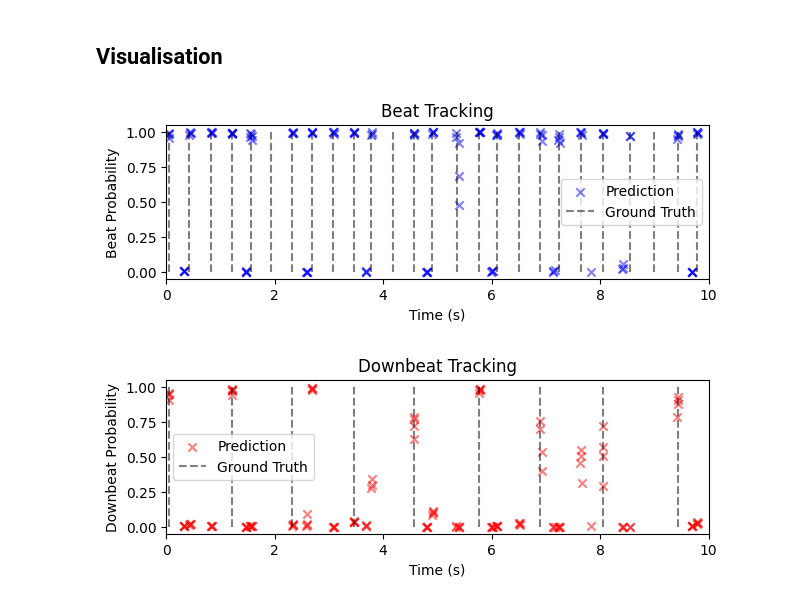
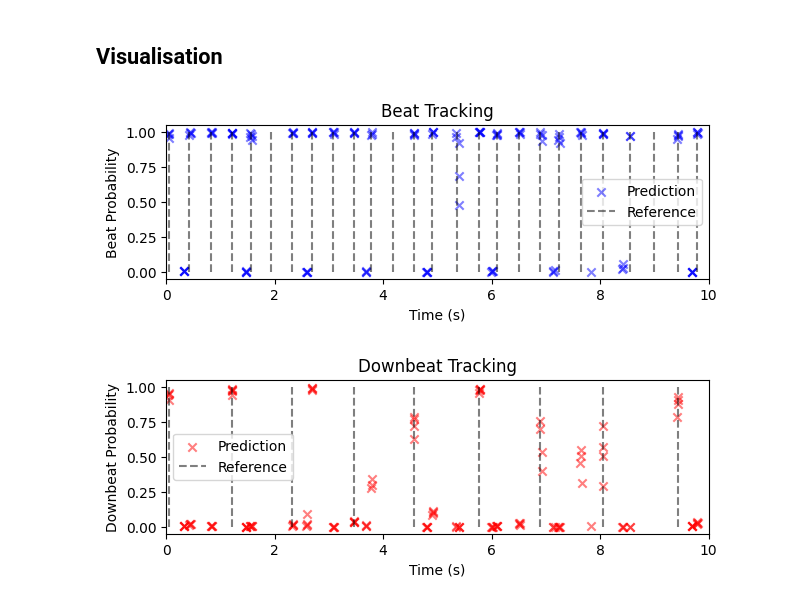
Before and after one commit to cheriell/CrossModalBeat-Symbolic, a Jupyter notebook: symbolic_beat_tracker/inference_demo.ipynb, the cells around one changed output. Saved outputs shown, nothing was run; the diff lists cells and outputs as text; code cells hidden in the pictures.

```diff
--- a/symbolic_beat_tracker/inference_demo.ipynb
+++ b/symbolic_beat_tracker/inference_demo.ipynb
@@ -80,34 +80,34 @@ import pandas as pd
 import numpy as np
 
 # Ground truth beat annotations
 annot = pd.read_csv('/mnt/c/Users/lel79bc/Desktop/Datasets/Maz-5/annotations_beatMeasure_FiveMazurkas_FD/Chopin_Op068No3/Chopin_Op068No3_Ashkenazy-1981_pid9058b-19.csv', header=None)
 beats_targ = annot[0].to_numpy()
 downbeats_targ = np.array([annot[0][i] for i in range(len(annot)) if annot[1][i] % 1 == 0])
 
 # Get onset times for each note
 onsets = note_seq[:, 1]
 
 # Plot - Beat tracking
 plt.figure(figsize=(7, 2))
 plt.scatter(onsets, beat_probs, color='blue', label='Prediction', marker='x', alpha=0.5)
-plt.vlines(beats_targ, 0, 1, color='black', linestyle='dashed', label='Ground Truth', alpha=0.5)
+plt.vlines(beats_targ, 0, 1, color='black', linestyle='dashed', label='Reference', alpha=0.5)
 plt.xlim([0, 10])
 plt.legend()
 plt.xlabel('Time (s)')
 plt.ylabel('Beat Probability')
 plt.title('Beat Tracking')
 plt.show()
 
 # Plot - Downbeat tracking
 plt.figure(figsize=(7, 2))
 plt.scatter(onsets, downbeat_probs, color='red', label='Prediction', marker='x', alpha=0.5)
-plt.vlines(downbeats_targ, 0, 1, color='black', linestyle='dashed', label='Ground Truth', alpha=0.5)
+plt.vlines(downbeats_targ, 0, 1, color='black', linestyle='dashed', label='Reference', alpha=0.5)
 plt.xlim([0, 10])
 plt.legend()
 plt.xlabel('Time (s)')
 plt.ylabel('Downbeat Probability')
 plt.title('Downbeat Tracking')
 plt.show()
 # %% [output]
-[figure, old version]
+[figure, new version]
-[figure, old version]
+[figure, new version]
```
